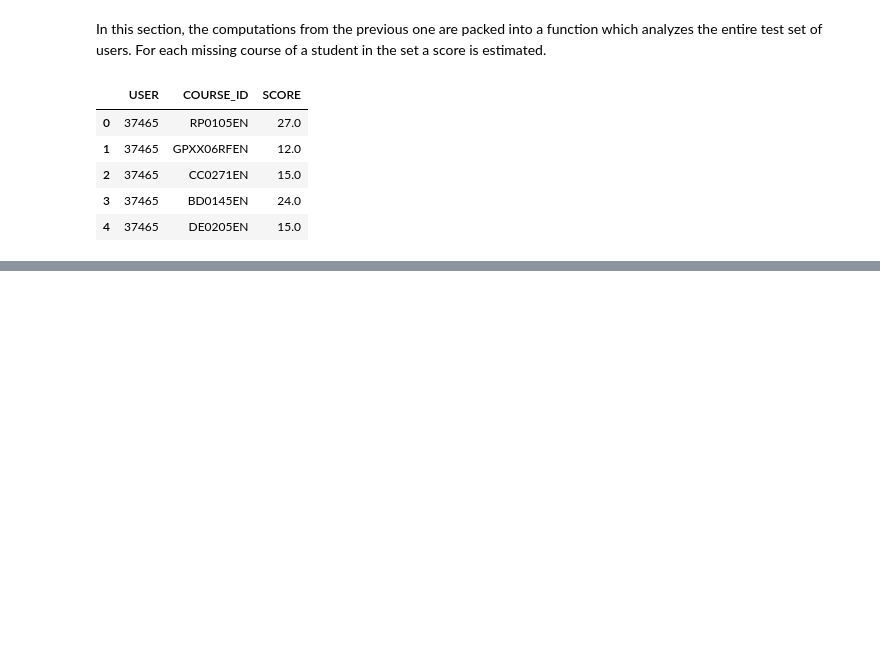
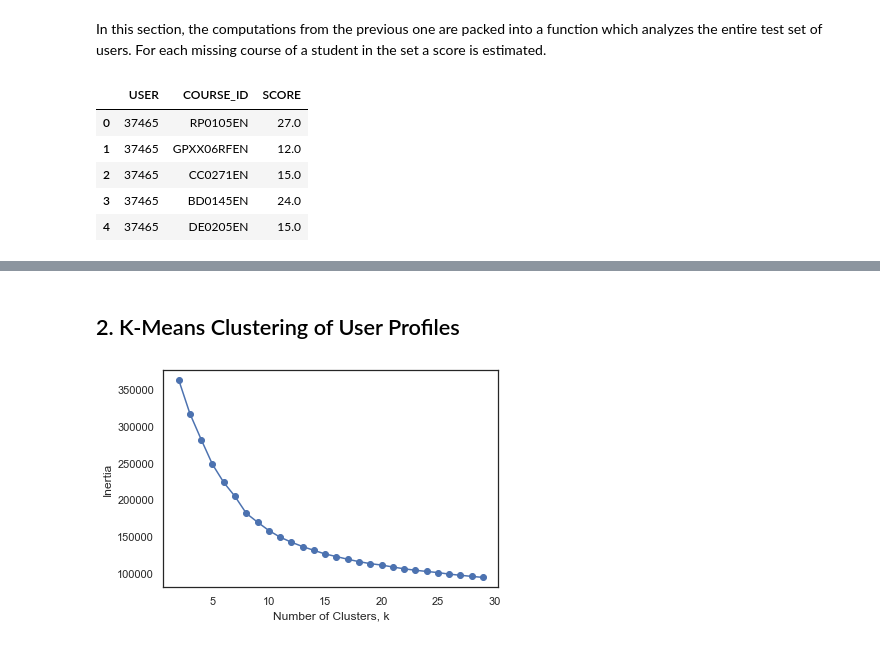
Before and after one commit to mxagar/course_recommender_streamlit, a Jupyter notebook: notebooks/03_Content_RecSys.ipynb, the cells around one changed output, grey strips where cells are left out. Drawn from its saved outputs; the diff is of its cells as text; code cells hidden in the pictures; blank space fills up the shorter version.

```diff
--- a/notebooks/03_Content_RecSys.ipynb
+++ b/notebooks/03_Content_RecSys.ipynb
@@ -219,0 +516,19 @@ res_df.head()
+# %% [markdown]
+## 2. K-Means Clustering of User Profiles
+# %%
+# Apply K-Means with Elbow method to get optimal number of clusters
+inertia = []
+clusters = list(range(2,30))
+for k in clusters:
+    kmeans = KMeans(n_clusters=k,
+                    init='k-means++',
+                    random_state=101) # always define it!
+    kmeans.fit(features_pca[:,:d])
+    inertia.append(kmeans.inertia_)
+# Plot k vs inertia
+plt.plot(clusters,inertia)
+plt.scatter(clusters,inertia)
+plt.xlabel('Number of Clusters, k')
+plt.ylabel('Inertia');
+# %% [output]
+[figure, added]
```
Also changed, not shown: parts of 53 cells of this notebook, 2 other files.
